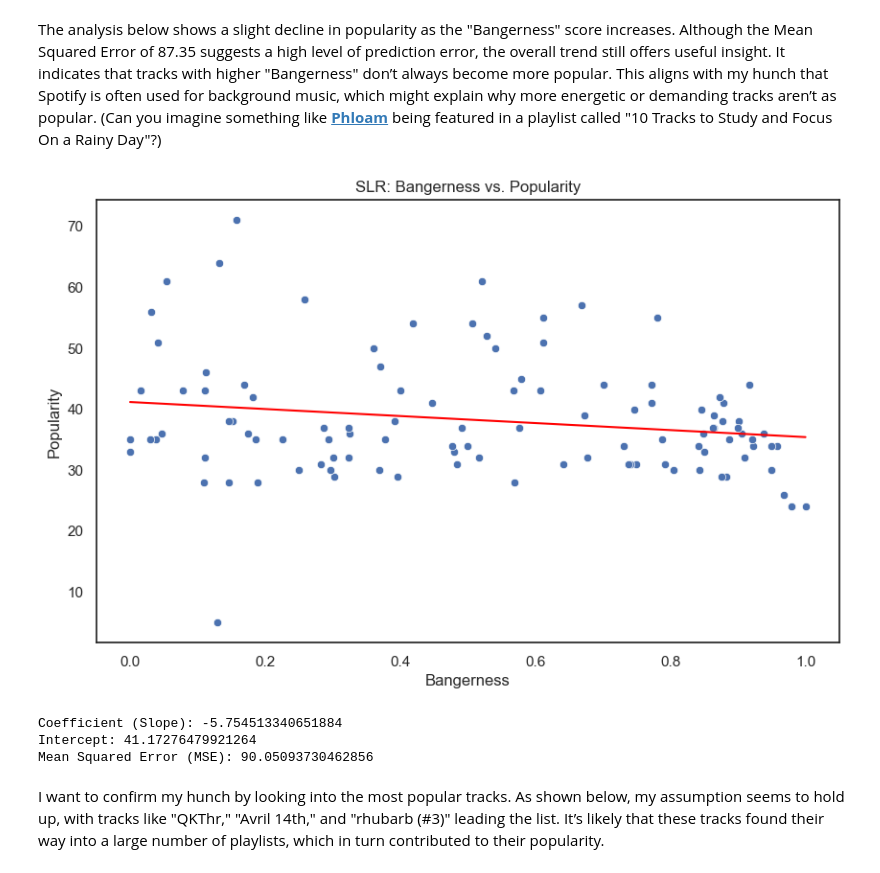
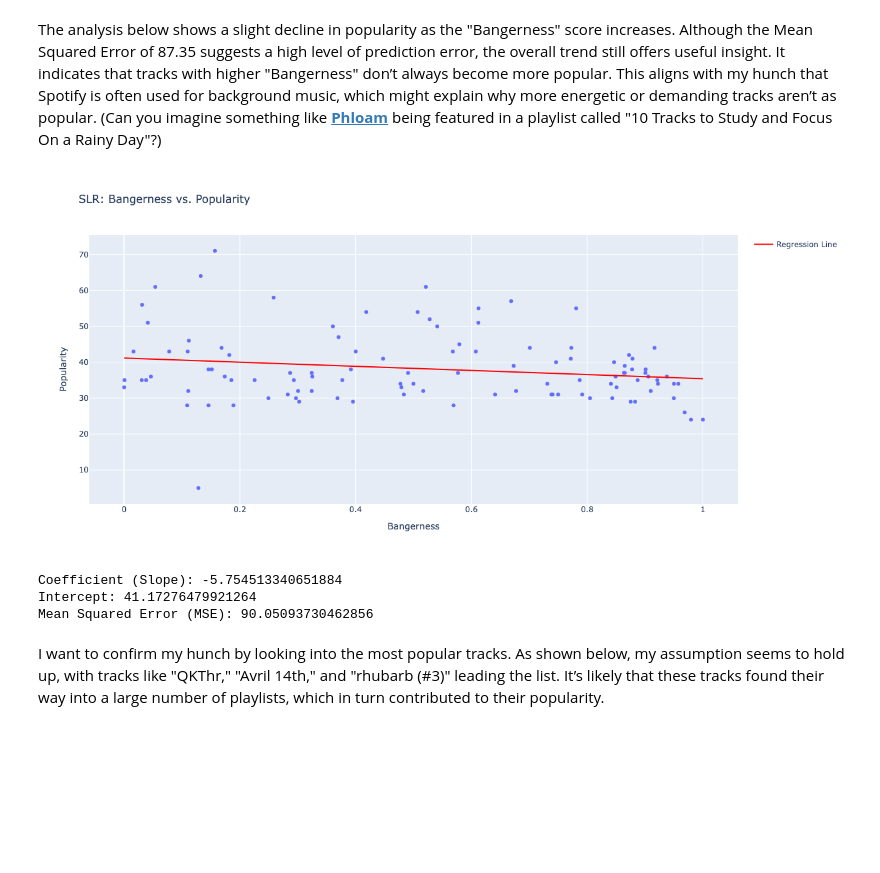
Before and after one commit to iftah-og/afx_eda, a Jupyter notebook: afx_ift3.ipynb, the cells around one changed output. Saved outputs shown, nothing was run; the diff lists cells and outputs as text; code cells hidden in the pictures; blank space fills up the shorter version.

```diff
--- a/afx_ift3.ipynb
+++ b/afx_ift3.ipynb
@@ -222,31 +248,52 @@ Listen to the Playlist
 The analysis below shows a slight decline in popularity as the "Bangerness" score increases. Although the Mean Squared Error of 87.35 suggests a high level of prediction error, the overall trend still offers useful insight. It indicates that tracks with higher "Bangerness" don’t always become more popular. This aligns with my hunch that Spotify is often used for background music, which might explain why more energetic or demanding tracks aren’t as popular. (Can you imagine something like **[Phloam](https://www.youtube.com/watch?v=k034En2FVoo)** being featured in a playlist called "10 Tracks to Study and Focus On a Rainy Day"?)
 # %%
 # Reshape data for SLR
-X = df_sorted_unique[['Bangerness']].values.reshape(-1, 1)  # Bangerness as predictor
-y = df_sorted_unique['Popularity'].values  # Popularity as target
+X = df_sorted_unique[['Bangerness']].values.reshape(-1, 1)
+y = df_sorted_unique['Popularity'].values
 
 # Perform SLR
 model = LinearRegression()
 model.fit(X, y)
-
-
 y_pred = model.predict(X)
 
-# Plot the regression line
-plt.figure(figsize=(10, 6))
-sns.scatterplot(x='Bangerness', y='Popularity', data=df_sorted_unique)
-plt.plot(df_sorted_unique['Bangerness'], y_pred, color='red', label='Regression Line')
-plt.title('SLR: Bangerness vs. Popularity')
-plt.xlabel('Bangerness')
-plt.ylabel('Popularity')
-plt.show()
+# Create a DataFrame for plotting
+df_plot = pd.DataFrame({
+    'Bangerness': X.flatten(),
+    'Popularity': y,
+    'Predicted Popularity': y_pred,
+    'Track Name': df_sorted_unique['Track Name']  # Assuming 'Track Name' is available
+})
 
-#SLR results
+# Plot with Plotly
+import plotly.express as px
+
+fig = px.scatter(df_plot,
+                 x='Bangerness',
+                 y='Popularity',
+                 title='SLR: Bangerness vs. Popularity',
+                 hover_data={'Bangerness': True, 'Popularity': True, 'Track Name': True})
+
+fig.add_scatter(x=df_plot['Bangerness'],
+                y=df_plot['Predicted Popularity'],
+                mode='lines',
+                line=dict(color='red', width=2),
+                name='Regression Line')
+
+fig.update_layout(
+    width=1000,
+    height=600,
+    xaxis_title='Bangerness',
+    yaxis_title='Popularity'
+)
+
+fig.show()
+
+# Print SLR results
 print(f"Coefficient (Slope): {model.coef_[0]}")
 print(f"Intercept: {model.intercept_}")
 print(f"Mean Squared Error (MSE): {np.mean((y_pred - y) ** 2)}")
 # %% [output]
-[figure, old version]
+[figure, new version]
 Coefficient (Slope): -5.754513340651884
 Intercept: 41.17276479921264
 Mean Squared Error (MSE): 90.05093730462856
```
Also changed, not shown: parts of 7 cells of this notebook.
